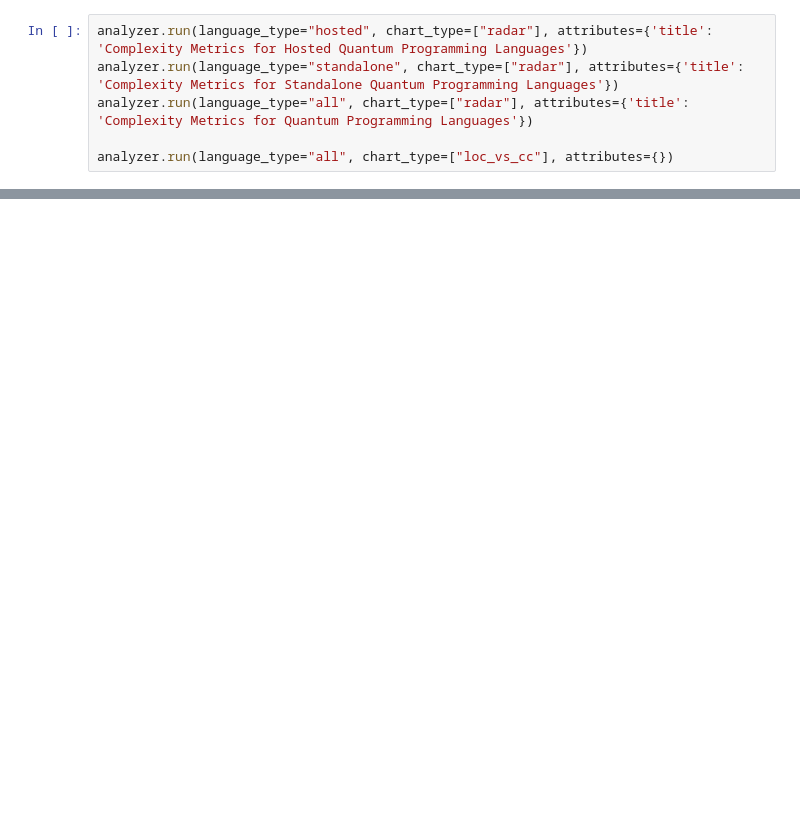
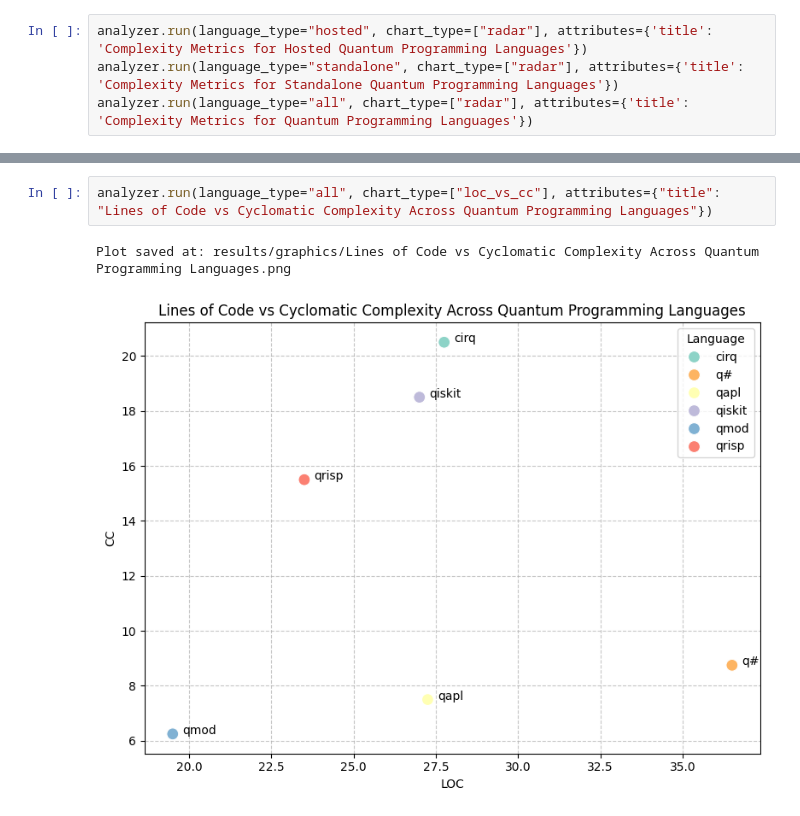
Before and after one commit to Universidad-Cenfotec/quantum-programming-languages-expressiveness, a Jupyter notebook: evaluation/metrics_analysis.ipynb, the cells around one changed output, grey strips where cells are left out. Cells and saved outputs as stored; diff of their text form; blank space fills up the shorter version.

```diff
--- a/evaluation/metrics_analysis.ipynb
+++ b/evaluation/metrics_analysis.ipynb
@@ -266,8 +321,6 @@ Plot saved at: results/graphics/Cyclomatic Complexity by Algorithm Across Quantu
 analyzer.run(language_type="hosted", chart_type=["radar"], attributes={'title': 'Complexity Metrics for Hosted Quantum Programming Languages'})
 analyzer.run(language_type="standalone", chart_type=["radar"], attributes={'title': 'Complexity Metrics for Standalone Quantum Programming Languages'})
 analyzer.run(language_type="all", chart_type=["radar"], attributes={'title': 'Complexity Metrics for Quantum Programming Languages'})
-
-analyzer.run(language_type="all", chart_type=["loc_vs_cc"], attributes={})
 # %% [output]
 Plot saved at: results/graphics/Complexity Metrics for Hosted Quantum Programming Languages.png
 [figure]
@@ -279,0 +331,5 @@ NameError: name 'attributes' is not defined
+# %%
+analyzer.run(language_type="all", chart_type=["loc_vs_cc"], attributes={"title": "Lines of Code vs Cyclomatic Complexity Across Quantum Programming Languages"})
+# %% [output]
+Plot saved at: results/graphics/Lines of Code vs Cyclomatic Complexity Across Quantum Programming Languages.png
+[figure, added]
```
Also changed, not shown: parts of 4 cells of this notebook, 15 other files.
